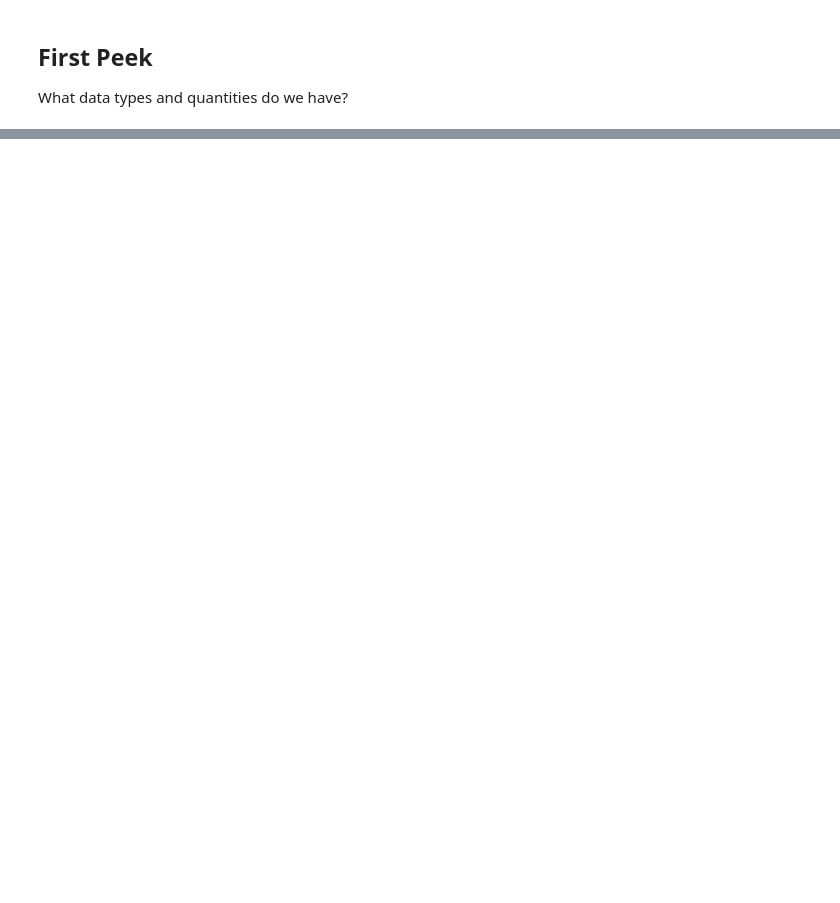
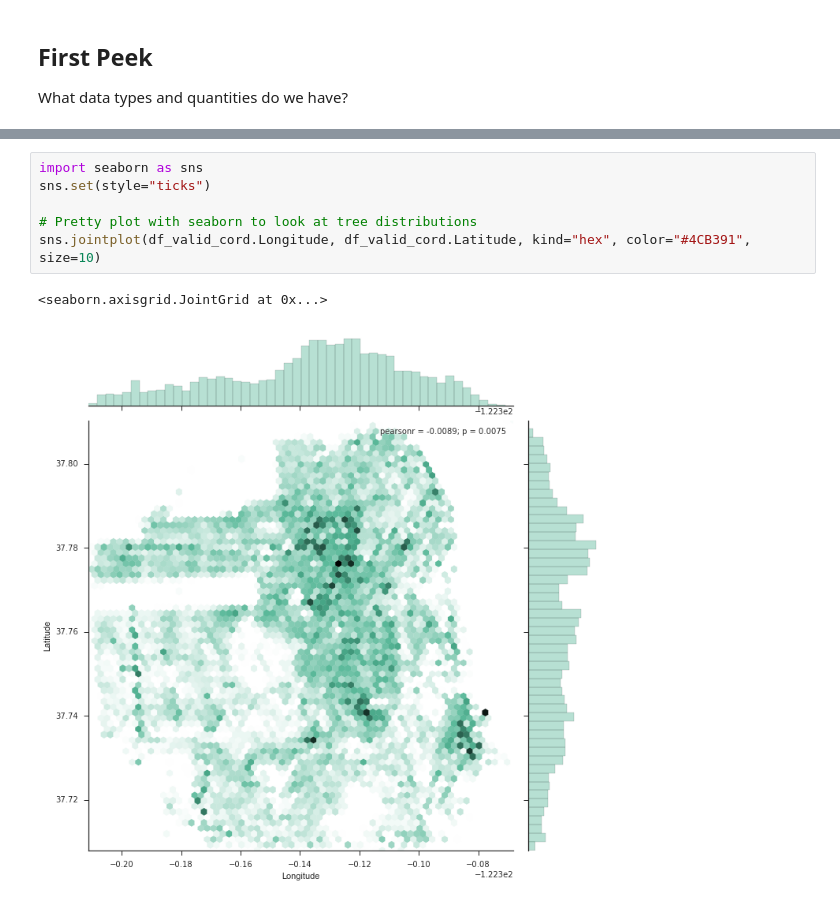
Before and after one commit to sfbrigade/datasci-urban-forest, a Jupyter notebook: street-tree-first-look.ipynb, the cells around one changed output, grey strips where cells are left out. Cells and saved outputs as stored; diff of their text form; blank space fills up the shorter version.

```diff
--- a/street-tree-first-look.ipynb
+++ b/street-tree-first-look.ipynb
@@ -35,0 +74,9 @@ Index([u'TreeID', u'qLegalStatus', u'qSpecies', u'qAddress', u'SiteOrder',
+# %%
+import seaborn as sns
+sns.set(style="ticks")
+
+# Pretty plot with seaborn to look at tree distributions
+sns.jointplot(df_valid_cord.Longitude, df_valid_cord.Latitude, kind="hex", color="#4CB391", size=10)
+# %% [output]
+<seaborn.axisgrid.JointGrid at 0x...>
+[figure, added]
```
Also changed, not shown: parts of 3 cells of this notebook, 1 other file.
